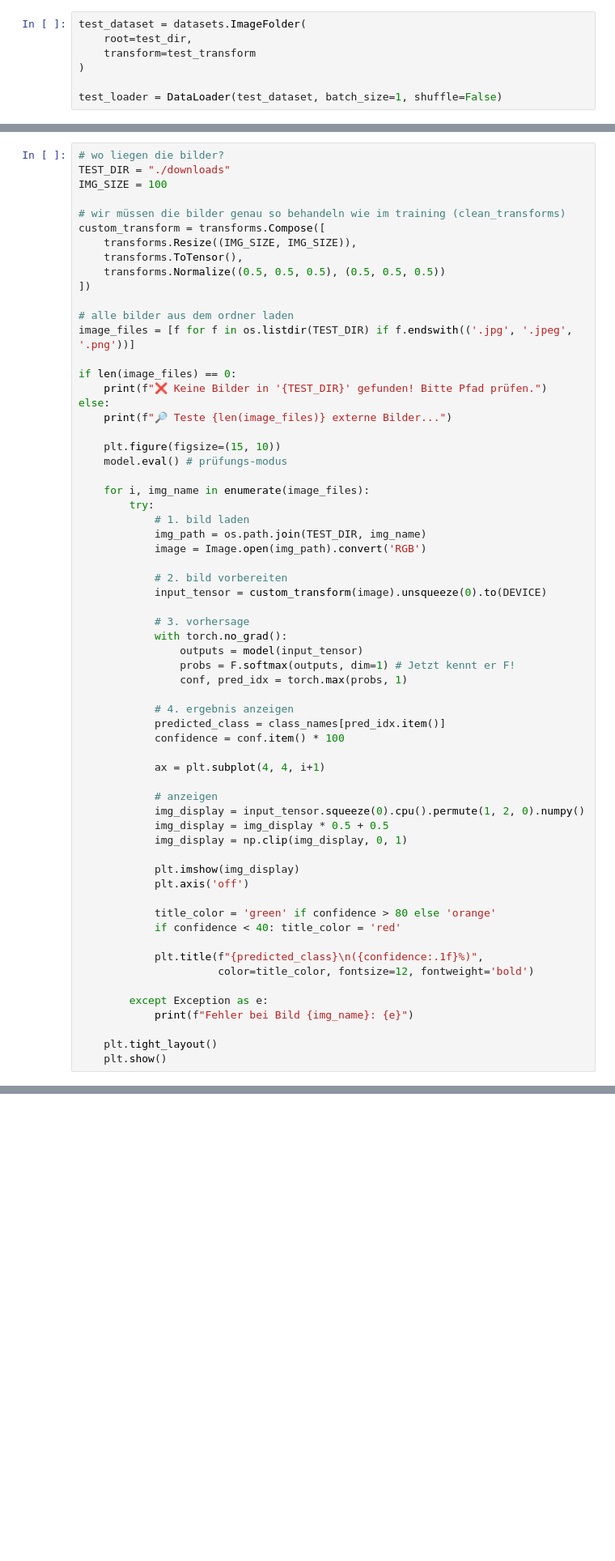
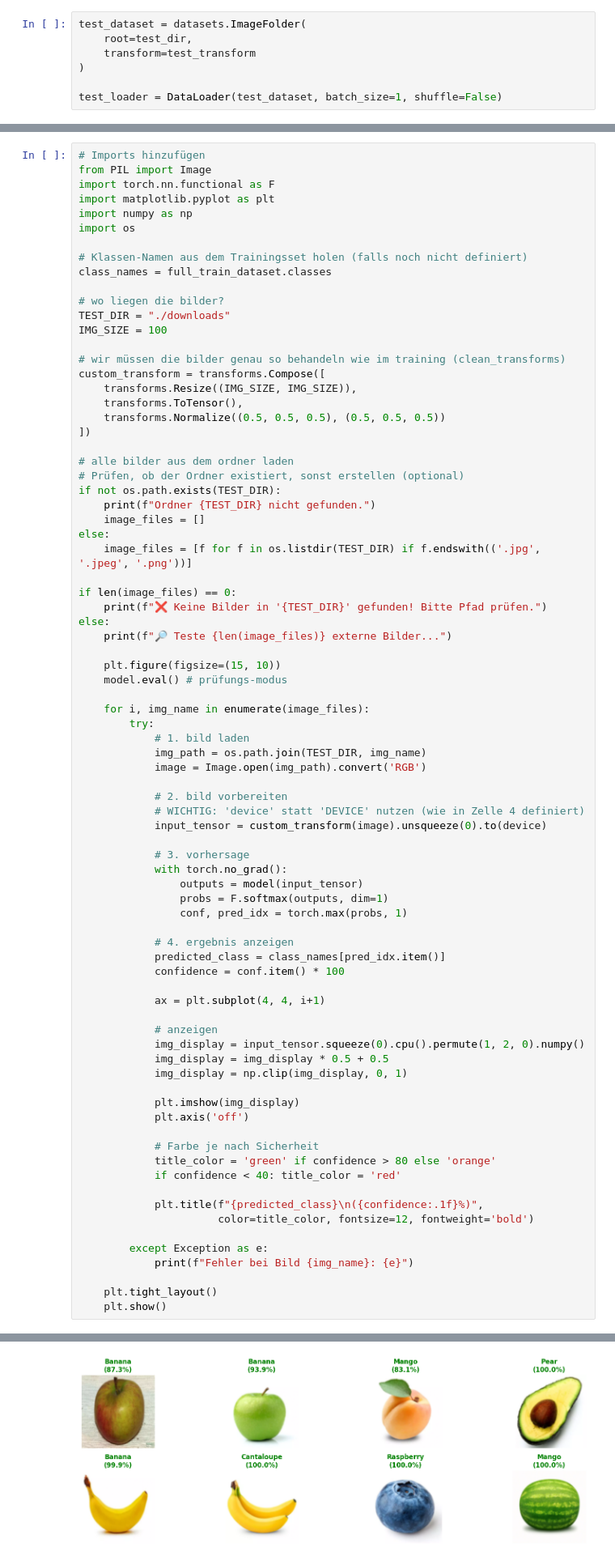
Before and after one commit to mkueverling/big-data, a Jupyter notebook: 9_capstone_project/captstone_and.ipynb, the cells around one changed output, grey strips where cells are left out. Shown at 81% size. Cells and saved outputs as stored; diff of their text form; blank space fills up the shorter version.

```diff
--- a/9_capstone_project/captstone_and.ipynb
+++ b/9_capstone_project/captstone_and.ipynb
@@ -366,6 +366,16 @@ Image 30: Avocado
 Image 31: Corn
 Image 32: Papaya
 # %%
+# Imports hinzufügen
+from PIL import Image
+import torch.nn.functional as F
+import matplotlib.pyplot as plt
+import numpy as np
+import os
+
+# Klassen-Namen aus dem Trainingsset holen (falls noch nicht definiert)
+class_names = full_train_dataset.classes
+
 # wo liegen die bilder?
 TEST_DIR = "./downloads"
 IMG_SIZE = 100
@@ -378,7 +388,12 @@ custom_transform = transforms.Compose([
 ])
 
 # alle bilder aus dem ordner laden
-image_files = [f for f in os.listdir(TEST_DIR) if f.endswith(('.jpg', '.jpeg', '.png'))]
+# Prüfen, ob der Ordner existiert, sonst erstellen (optional)
+if not os.path.exists(TEST_DIR):
+    print(f"Ordner {TEST_DIR} nicht gefunden.")
+    image_files = []
+else:
+    image_files = [f for f in os.listdir(TEST_DIR) if f.endswith(('.jpg', '.jpeg', '.png'))]
 
 if len(image_files) == 0:
     print(f"❌ Keine Bilder in '{TEST_DIR}' gefunden! Bitte Pfad prüfen.")
@@ -395,12 +410,13 @@ else:
             image = Image.open(img_path).convert('RGB')
 
             # 2. bild vorbereiten
-            input_tensor = custom_transform(image).unsqueeze(0).to(DEVICE)
+            # WICHTIG: 'device' statt 'DEVICE' nutzen (wie in Zelle 4 definiert)
+            input_tensor = custom_transform(image).unsqueeze(0).to(device)
 
             # 3. vorhersage
             with torch.no_grad():
                 outputs = model(input_tensor)
-                probs = F.softmax(outputs, dim=1) # Jetzt kennt er F!
+                probs = F.softmax(outputs, dim=1)
                 conf, pred_idx = torch.max(probs, 1)
 
             # 4. ergebnis anzeigen
@@ -417,6 +433,7 @@ else:
             plt.imshow(img_display)
             plt.axis('off')
 
+            # Farbe je nach Sicherheit
             title_color = 'green' if confidence > 80 else 'orange'
             if confidence < 40: title_color = 'red'
 
@@ -441,0 +450 @@ Fehler bei Bild watermelon.jpg: name 'Image' is not defined
+[figure, added]
```
Also changed, not shown: parts of 1 cell of this notebook.
